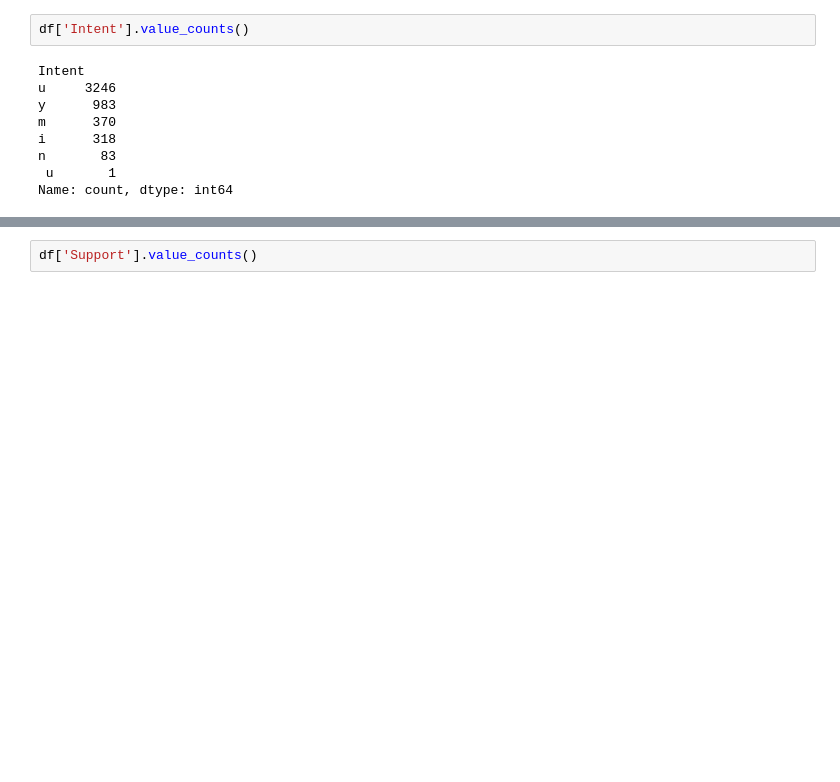
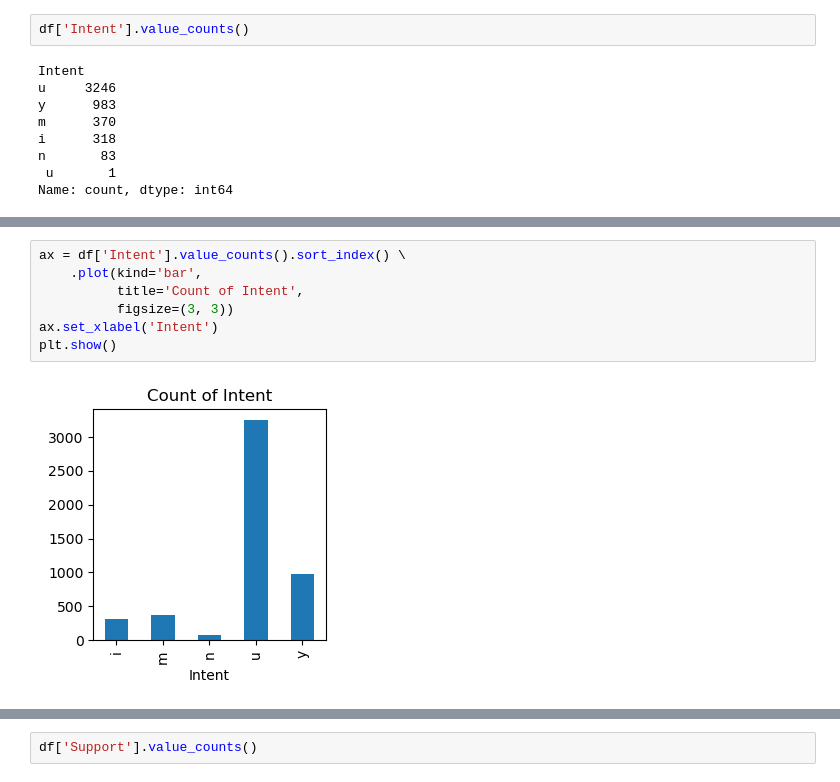
Before and after one commit to lusavkaedu/wallstreetbets, a Jupyter notebook: notebooks/01_Labelled_EDA_cleaning.ipynb, the cells around one changed output, grey strips where cells are left out. Cells and saved outputs as stored; diff of their text form; blank space fills up the shorter version.

```diff
--- a/notebooks/01_Labelled_EDA_cleaning.ipynb
+++ b/notebooks/01_Labelled_EDA_cleaning.ipynb
@@ -136,0 +174,9 @@ Name: count, dtype: int64
+# %%
+ax = df['Intent'].value_counts().sort_index() \
+    .plot(kind='bar',
+          title='Count of Intent',
+          figsize=(3, 3))
+ax.set_xlabel('Intent')
+plt.show()
+# %% [output]
+[figure, added]
```
Also changed, not shown: parts of 44 cells of this notebook.
